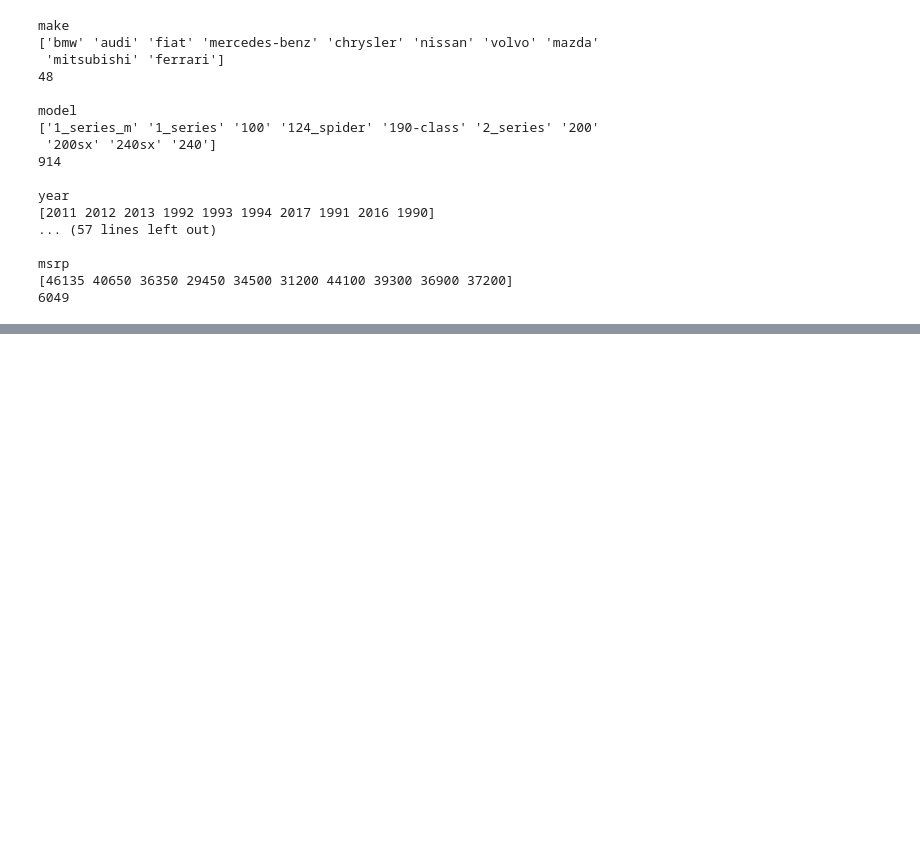
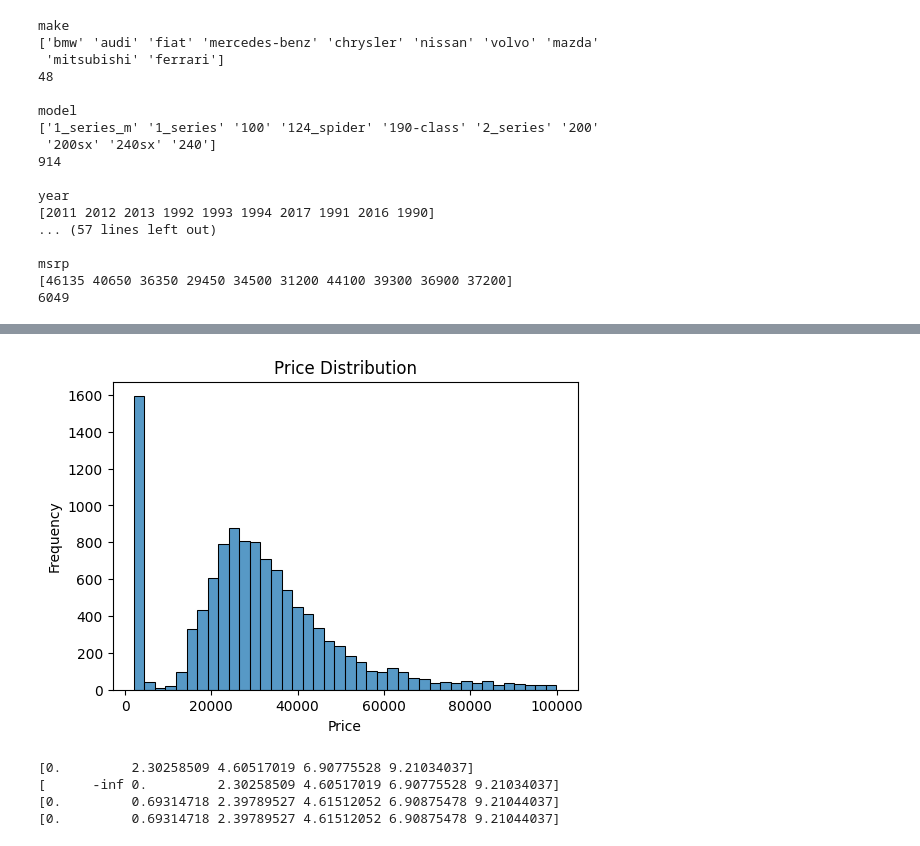
Before and after one commit to Ali-awesome/machine-learning, a Jupyter notebook: CarPricePridiction/carPrice.ipynb, the cells around one changed output, grey strips where cells are left out. Saved outputs shown, nothing was run; the diff lists cells and outputs as text; code cells hidden in the pictures; blank space fills up the shorter version.

```diff
--- a/CarPricePridiction/carPrice.ipynb
+++ b/CarPricePridiction/carPrice.ipynb
@@ -76,0 +94,21 @@ msrp
+# %%
+#Zooming in
+plt.figure(figsize=(6,4))
+sns.histplot(df.msrp[df.msrp < 100000], bins=40)
+plt.xlabel('Price')
+plt.ylabel('Frequency')
+plt.title('Price Distribution')
+
+plt.show()
+# %% [output]
+[figure, added]
+# %%
+print(np.log([1,10,100,1000,10000]))
+print(np.log([0,1,10,100,1000,10000])) #will give a warning or error as log(0) is undefined.
+print(np.log([0 + 1,1 + 1,10 + 1,100 + 1,1000 + 1,10000 + 1]))
+print(np.log1p([0,1,10,100,1000,10000]))
+# %% [output]
+[0.         2.30258509 4.60517019 6.90775528 9.21034037]
+[      -inf 0.         2.30258509 4.60517019 6.90775528 9.21034037]
+[0.         0.69314718 2.39789527 4.61512052 6.90875478 9.21044037]
+[0.         0.69314718 2.39789527 4.61512052 6.90875478 9.21044037]
```
Also changed, not shown: parts of 3 cells of this notebook.
